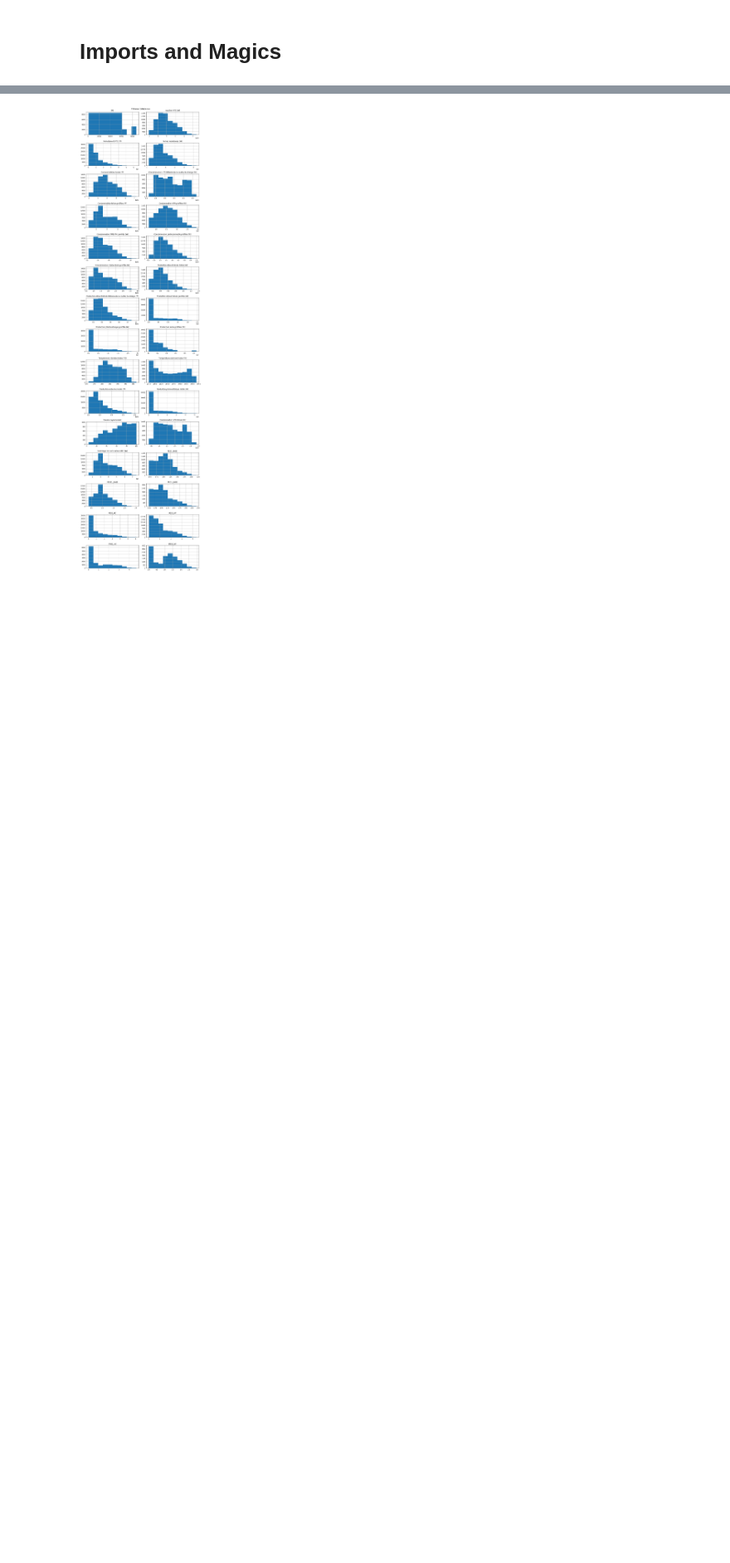
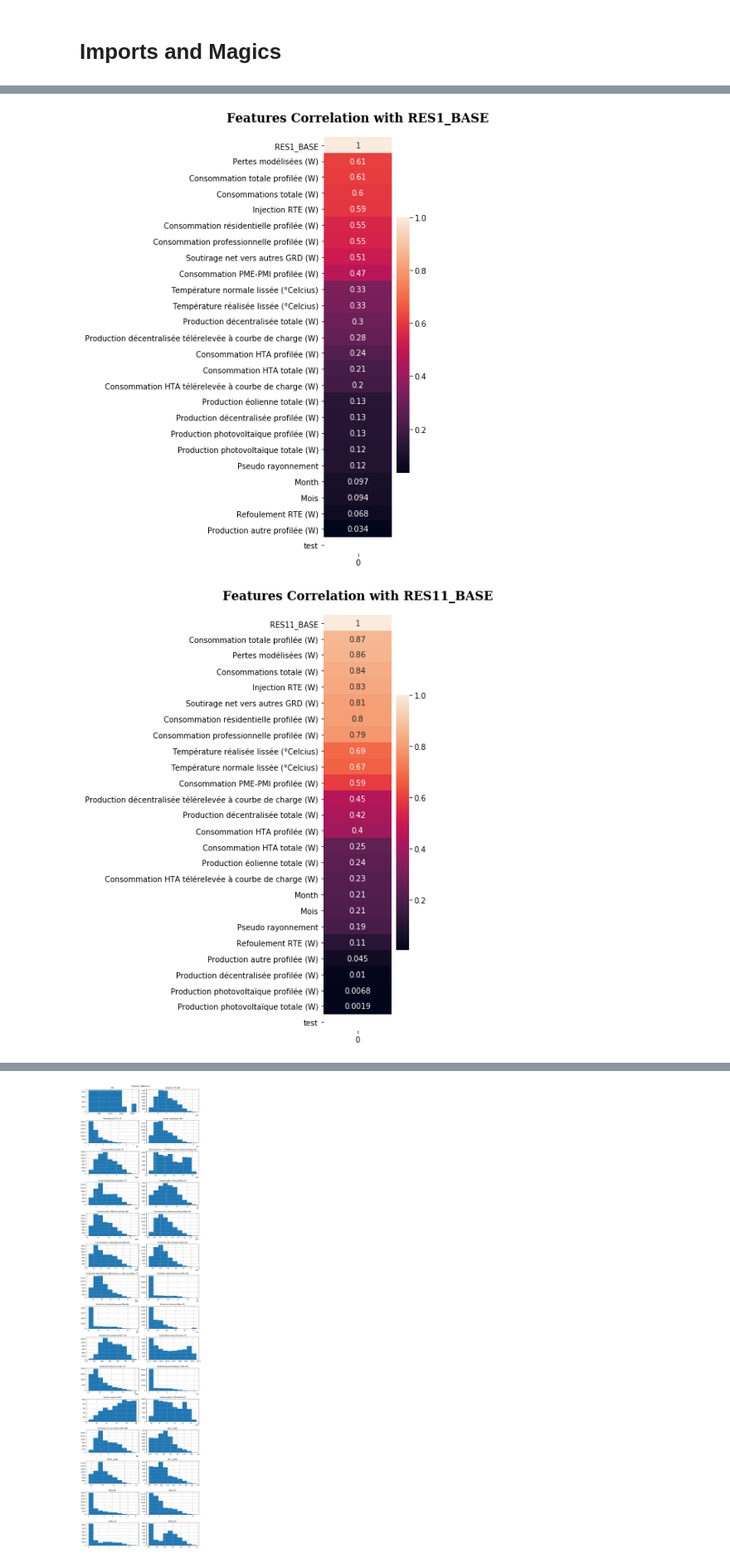
Before and after one commit to etnberz/enedis, a Jupyter notebook: notebooks/EDA.ipynb, the cells around one changed output, grey strips where cells are left out. Shown at 83% size. Drawn from its saved outputs; the diff is of its cells as text; code cells hidden in the pictures; blank space fills up the shorter version.

```diff
--- a/notebooks/EDA.ipynb
+++ b/notebooks/EDA.ipynb
@@ -31,0 +8,2 @@ memory usage: 15.5 MB
+# %%
+data = pd.read_csv('/home_nfs/mcaitucoli-2047/Code/enedis/data/cleaned/data_cleaned.csv', index_col=0, parse_dates=True, dtype='float32')
@@ -31,0 +19,5 @@ memory usage: 15.5 MB
+# %%
+plot_feature_corr(data,TARGETS,True)
+# %% [output]
+[figure, added]
+[figure, added]
```
Also changed, not shown: parts of 46 cells of this notebook, 25 other files.
